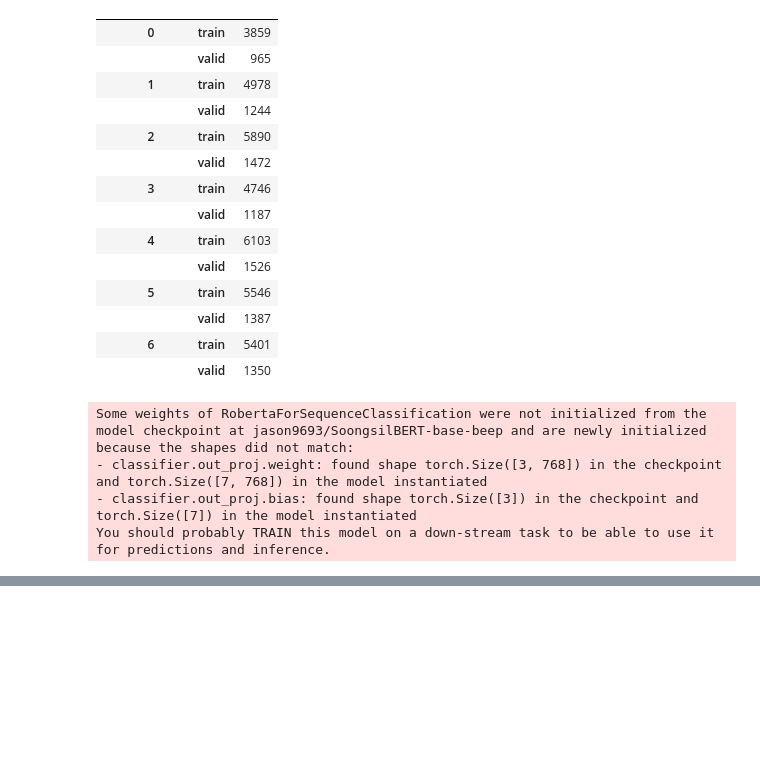
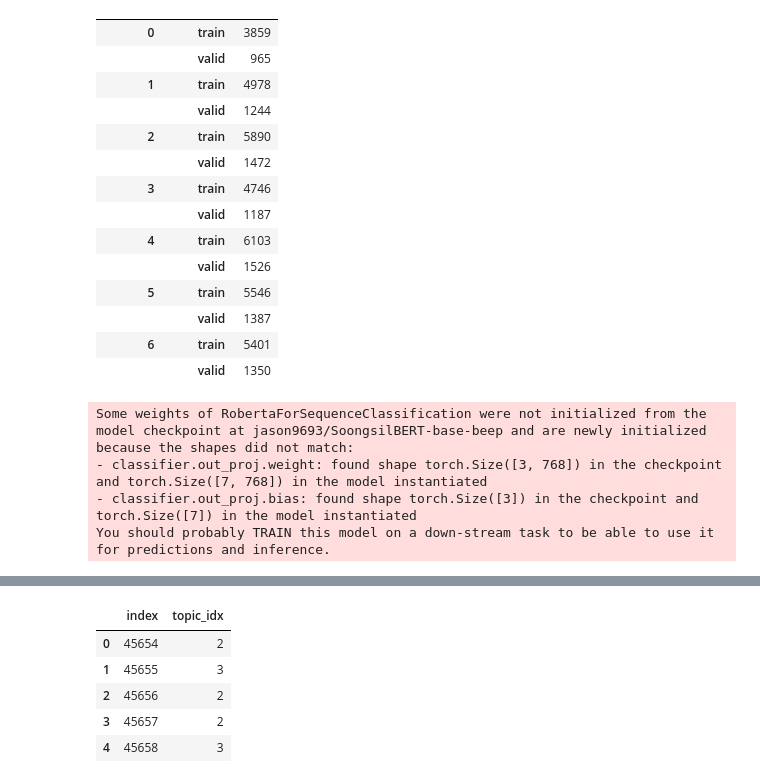
Before and after one commit to sunny0103/DeepLearning_nlp_projects, a Jupyter notebook: korea_news_topics/korea_news_topics_classification_base.ipynb, the cells around one changed output, grey strips where cells are left out. Cells and saved outputs as stored; diff of their text form; code cells hidden in the pictures; blank space fills up the shorter version.

```diff
--- a/korea_news_topics/korea_news_topics_classification_base.ipynb
+++ b/korea_news_topics/korea_news_topics_classification_base.ipynb
@@ -302,0 +317,27 @@ Epoch:3, Train loss: 0.199, Validation loss: 0.409, Accuracy: 0.868
+# %%
+test_dataset = CustomDataset(test_set, train_mode=False)
+
+testloader = DataLoader(test_dataset,
+                         batch_size=BATCH_SIZE,
+                         shuffle=False)
+# %%
+def predict(model_load, testloader):
+  model.load_state_dict(torch.load(model_load, map_location=device))
+  model.eval()
+  probs = None
+  with torch.no_grad():
+    for input_ids, attention_mask in tqdm(testloader):
+      input_ids = input_ids.to(device)
+      attention_mask = attention_mask.to(device)
+
+      outputs = model(input_ids, attention_mask)[0]
+      outputs = outputs.detach().cpu().numpy()
+      if probs is None:
+        probs = outputs
+      else:
+        probs = np.concatenate([probs, outputs])
+  _, predictions = torch.max(torch.tensor(probs), dim=1)
+  return predictions
+# %%
+model_load = './BERTbase.model'
+preds = predict(model_load,testloader)
@@ -302,0 +360,10 @@ Epoch:3, Train loss: 0.199, Validation loss: 0.409, Accuracy: 0.868
+# %%
+submission['topic_idx'] = preds
+submission.head()
+# %% [output]
+|  | index | topic_idx |
+| 0 | 45654 | 2 |
+| 1 | 45655 | 3 |
+| 2 | 45656 | 2 |
+| 3 | 45657 | 2 |
+| 4 | 45658 | 3 |
```
Also changed, not shown: parts of 12 cells of this notebook.
